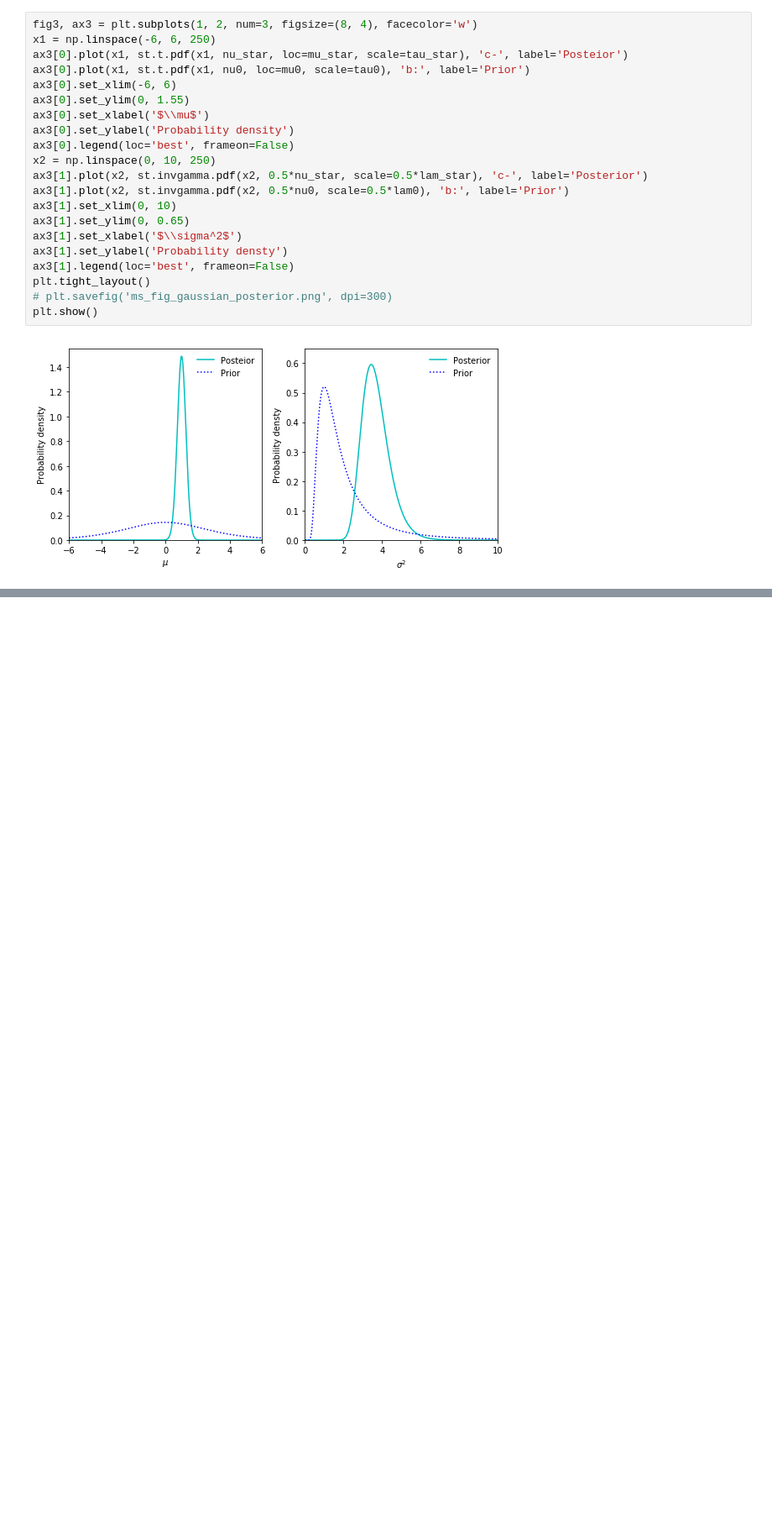
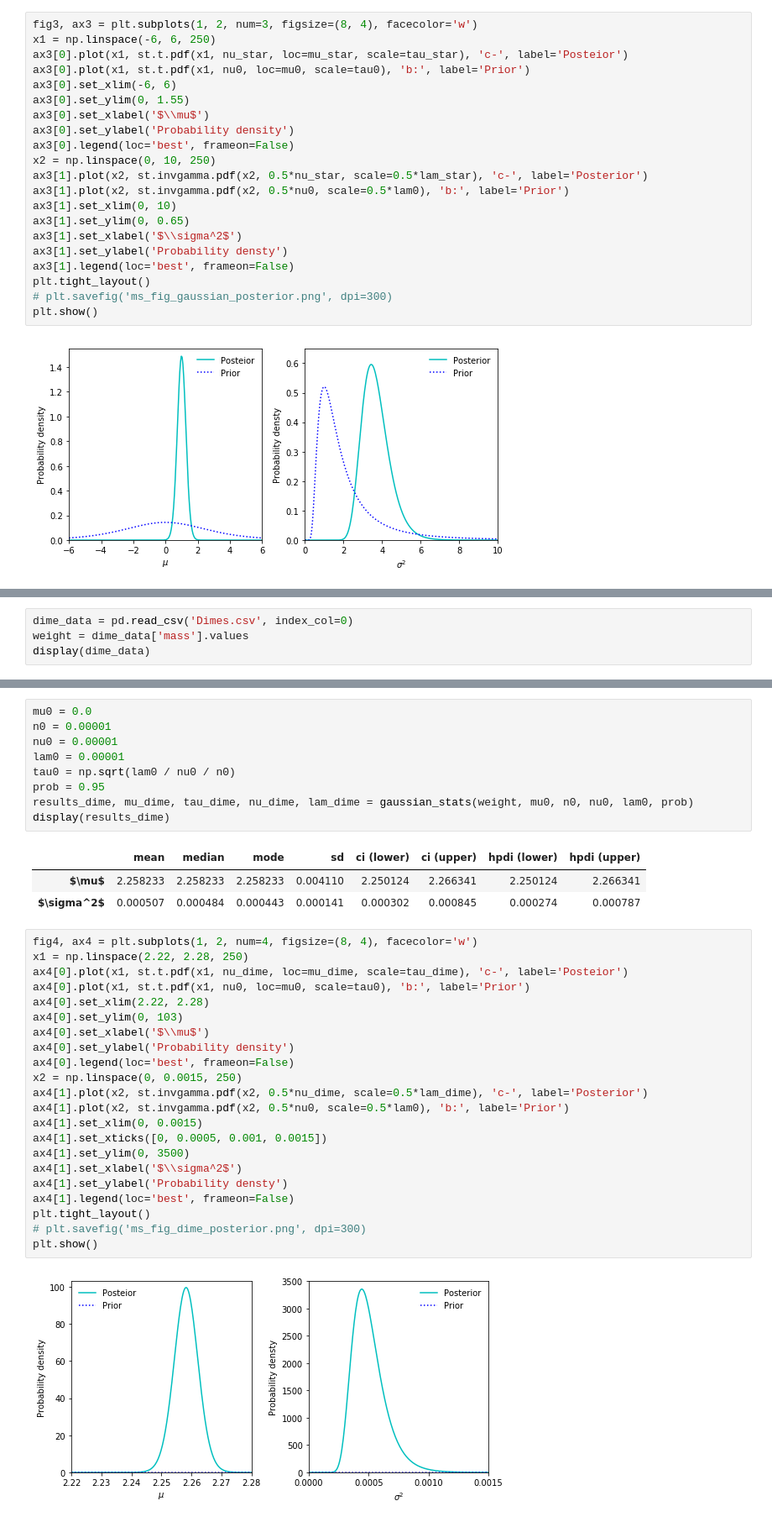
Before and after one commit to nakatsuma/probability_and_statistics, a Jupyter notebook: gaussian_inference.ipynb, the cells around one changed output, grey strips where cells are left out. Shown at 84% size. Drawn from its saved outputs; the diff is of its cells as text; blank space fills up the shorter version.

Commit message:
Add real-world data applications

```diff
--- a/gaussian_inference.ipynb
+++ b/gaussian_inference.ipynb
@@ -288,0 +326,4 @@ plt.show()
+# %%
+dime_data = pd.read_csv('Dimes.csv', index_col=0)
+weight = dime_data['mass'].values
+display(dime_data)
@@ -288,0 +348,37 @@ plt.show()
+# %%
+mu0 = 0.0
+n0 = 0.00001
+nu0 = 0.00001
+lam0 = 0.00001
+tau0 = np.sqrt(lam0 / nu0 / n0)
+prob = 0.95
+results_dime, mu_dime, tau_dime, nu_dime, lam_dime = gaussian_stats(weight, mu0, n0, nu0, lam0, prob)
+display(results_dime)
+# %% [output]
+|  | mean | median | mode | sd | ci (lower) | ci (upper) | hpdi (lower) | hpdi (upper) |
+| $\mu$ | 2.258233 | 2.258233 | 2.258233 | 0.004110 | 2.250124 | 2.266341 | 2.250124 | 2.266341 |
+| $\sigma^2$ | 0.000507 | 0.000484 | 0.000443 | 0.000141 | 0.000302 | 0.000845 | 0.000274 | 0.000787 |
+# %%
+fig4, ax4 = plt.subplots(1, 2, num=4, figsize=(8, 4), facecolor='w')
+x1 = np.linspace(2.22, 2.28, 250)
+ax4[0].plot(x1, st.t.pdf(x1, nu_dime, loc=mu_dime, scale=tau_dime), 'c-', label='Posteior')
+ax4[0].plot(x1, st.t.pdf(x1, nu0, loc=mu0, scale=tau0), 'b:', label='Prior')
+ax4[0].set_xlim(2.22, 2.28)
+ax4[0].set_ylim(0, 103)
+ax4[0].set_xlabel('$\\mu$')
+ax4[0].set_ylabel('Probability density')
+ax4[0].legend(loc='best', frameon=False)
+x2 = np.linspace(0, 0.0015, 250)
+ax4[1].plot(x2, st.invgamma.pdf(x2, 0.5*nu_dime, scale=0.5*lam_dime), 'c-', label='Posterior')
+ax4[1].plot(x2, st.invgamma.pdf(x2, 0.5*nu0, scale=0.5*lam0), 'b:', label='Prior')
+ax4[1].set_xlim(0, 0.0015)
+ax4[1].set_xticks([0, 0.0005, 0.001, 0.0015])
+ax4[1].set_ylim(0, 3500)
+ax4[1].set_xlabel('$\\sigma^2$')
+ax4[1].set_ylabel('Probability densty')
+ax4[1].legend(loc='best', frameon=False)
+plt.tight_layout()
+# plt.savefig('ms_fig_dime_posterior.png', dpi=300)
+plt.show()
+# %% [output]
+[figure, added]
```
Also changed, not shown: parts of 3 cells of this notebook, 1 other file.
